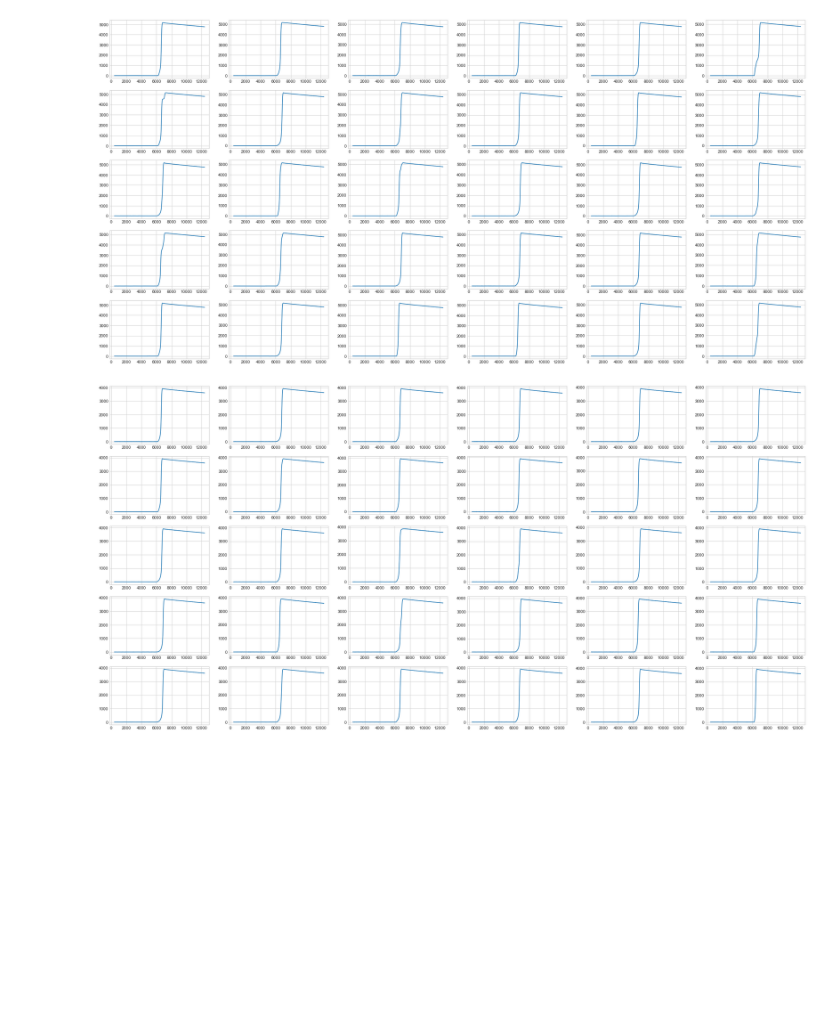
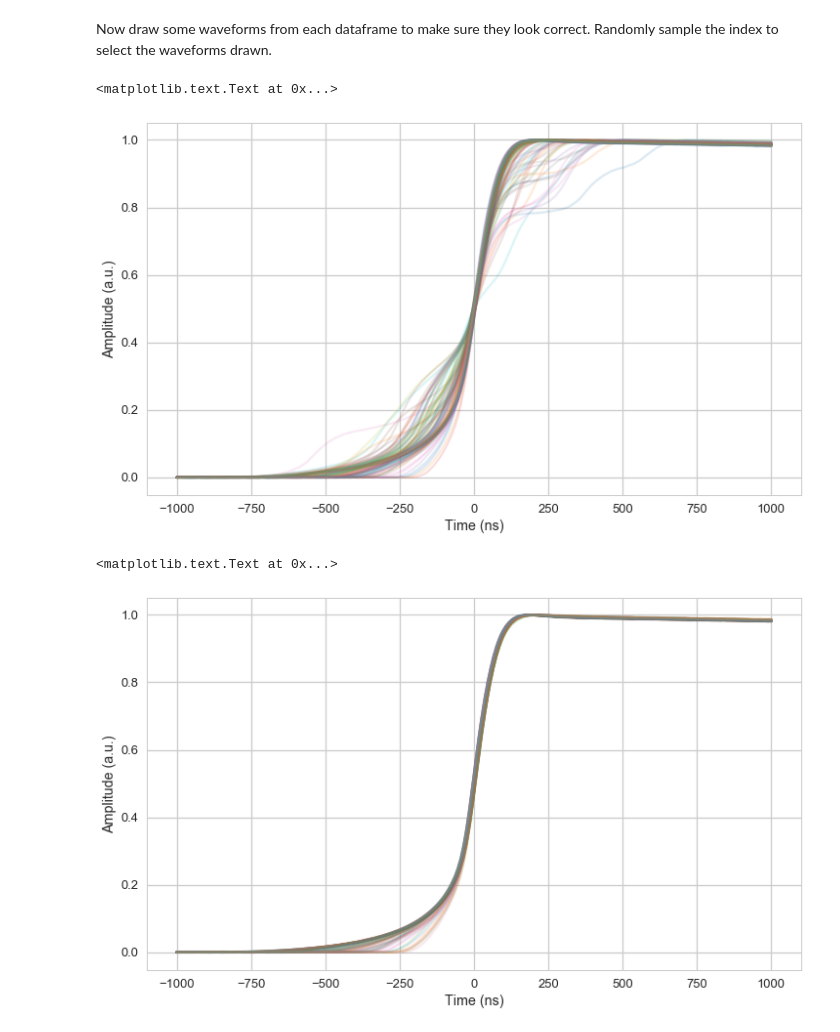
Before and after one commit to bxyzhu/IPython, a Jupyter notebook: WFClassification/WaveformClassificationDS1.ipynb, the cells around one changed output. Drawn from its saved outputs; the diff is of its cells as text; code cells hidden in the pictures; blank space fills up the shorter version.

Commit message:
Made more analysis plots for spectral analysis, splitting up contributions from AvsE and DCR. Updated simple keras analysis for waveform classification

```diff
--- a/WFClassification/WaveformClassificationDS1.ipynb
+++ b/WFClassification/WaveformClassificationDS1.ipynb
@@ -84,8 +86,10 @@ dfSigReset.tail()
 # %%
 # Make an array for features for training
 # This will be used for training while keeping the other data
-wave_cols = ['wave'+str(i) for i in range(400,1601)] # For Waveform
-# wave_cols = ['wp'+str(i)+'_'+str(j) for i in range(10,16) for j in range(0,128)] # For Wavelet
+wave_cols = ['wave'+str(i) for i in range(300,500)] # For Waveform -- focus exclusively on the rising edge
 
-print len(wave_cols) # Length should be 2006 (I found the 1st 10 samples to be bad generally)
+# Since I'll be doing categorization in keras, create two categories
+truth_cols = ['Multi', 'Single']
+print truth_cols
+print len(wave_cols) # Length should be 200
 # %% [output]
@@ -118,0 +103,13 @@ dfMulti.head()
+# %%
+dfMulti = dfSigReset.query('2099<trapENFCal<2109 and avse<=-2')
+dfSingle = dfSigReset.query('1588<trapENFCal<1598 and avse>-1')
+
+dfMulti.loc[:,'Multi'] = 1
+dfMulti.loc[:,'Single'] = 0
+dfSingle.loc[:,'Multi'] = 0
+dfSingle.loc[:,'Single'] = 1
+
+# Check the new dataframes are correct
+print dfMulti.shape
+print dfSingle.shape
+dfMulti.head()
@@ -119,24 +136,26 @@ dfMulti.head()
+# %% [markdown]
+Now draw some waveforms from each dataframe to make sure they look correct. Randomly sample the index to select the waveforms drawn.
 # %%
-# Draw some multi-site waveforms -- make sure they're multi-site (they're not really...)
-waveTS = np.linspace(4000, len(wave_cols)*10+400, len(wave_cols))
+waveTS = np.linspace(-1000, len(wave_cols)*10-1000, len(wave_cols))
 
-# Randomly permutate the index of the dataframe to select some random waveforms
-rndperm = np.random.permutation(dfMulti.index.values)
+rndperm1 = np.random.permutation(dfMulti.index.values)
 
-fig1 = plt.figure( figsize=(30,15) )
-for i in range(0,30):
-    ax = fig1.add_subplot(5,6,i+1)
-    ax.plot(waveTS, dfMulti.loc[rndperm[i],wave_cols].values)
+fig1 = plt.figure(figsize=(12,7))
+for i in range(0,100):
+    plt.plot(waveTS, dfMulti.loc[rndperm1[i],wave_cols].values, alpha=0.15)
+plt.xlabel('Time (ns)')
+plt.ylabel('Amplitude (a.u.)')
 # %% [output]
+<matplotlib.text.Text at 0x...>
-[figure, old version]
+[figure, new version]
 # %%
-# Draw some single-site waveforms -- make sure they're single-site
-# Randomly permutate the index of the dataframe to select some random waveforms
 rndperm2 = np.random.permutation(dfSingle.index.values)
 
-fig2 = plt.figure( figsize=(30,15) )
-for i in range(0,30):
-    ax2 = fig2.add_subplot(5,6,i+1)
-    ax2.plot(waveTS, dfSingle.loc[rndperm2[i],wave_cols].values)
+fig2 = plt.figure(figsize=(12,7))
+for i in range(0,100):
+    plt.plot(waveTS, dfSingle.loc[rndperm2[i],wave_cols].values, alpha=0.15)
+plt.xlabel('Time (ns)')
+plt.ylabel('Amplitude (a.u.)')
 # %% [output]
+<matplotlib.text.Text at 0x...>
-[figure, old version]
+[figure, new version]
```
Also changed, not shown: parts of 21 cells of this notebook, 1 other file.
